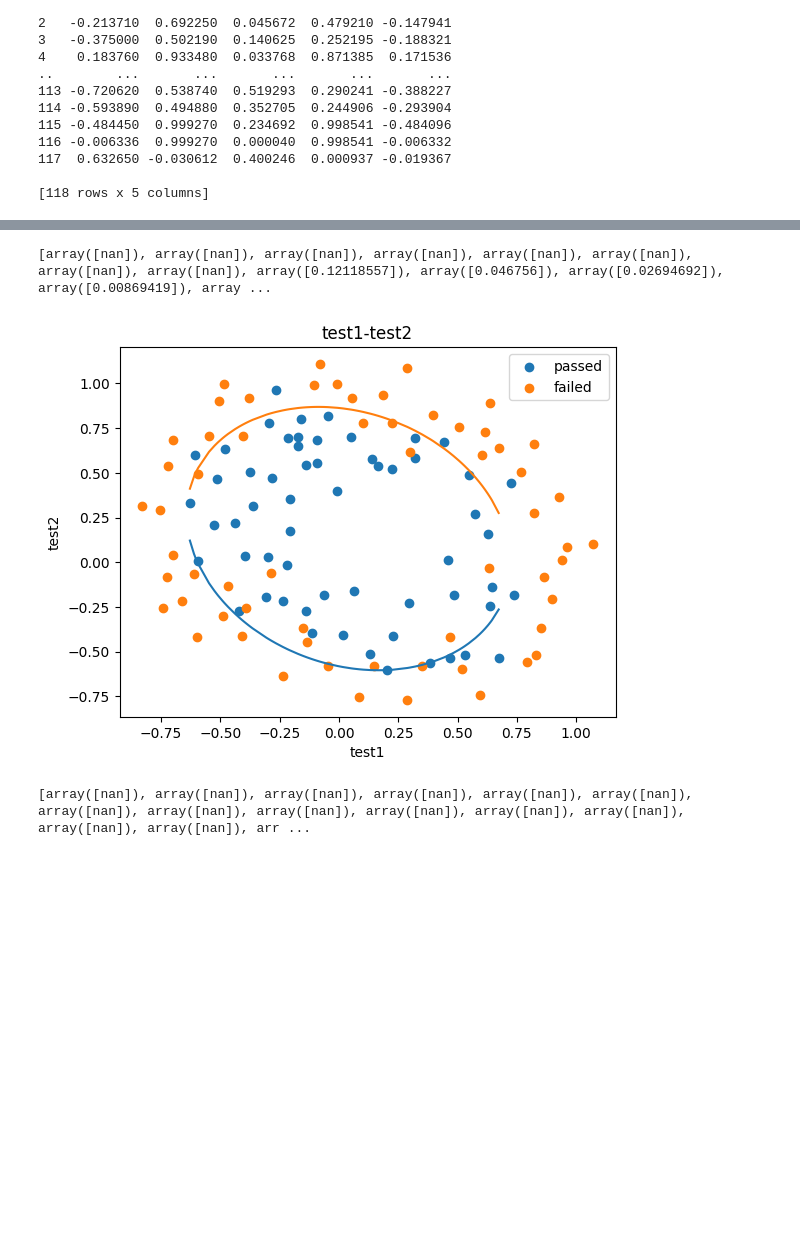
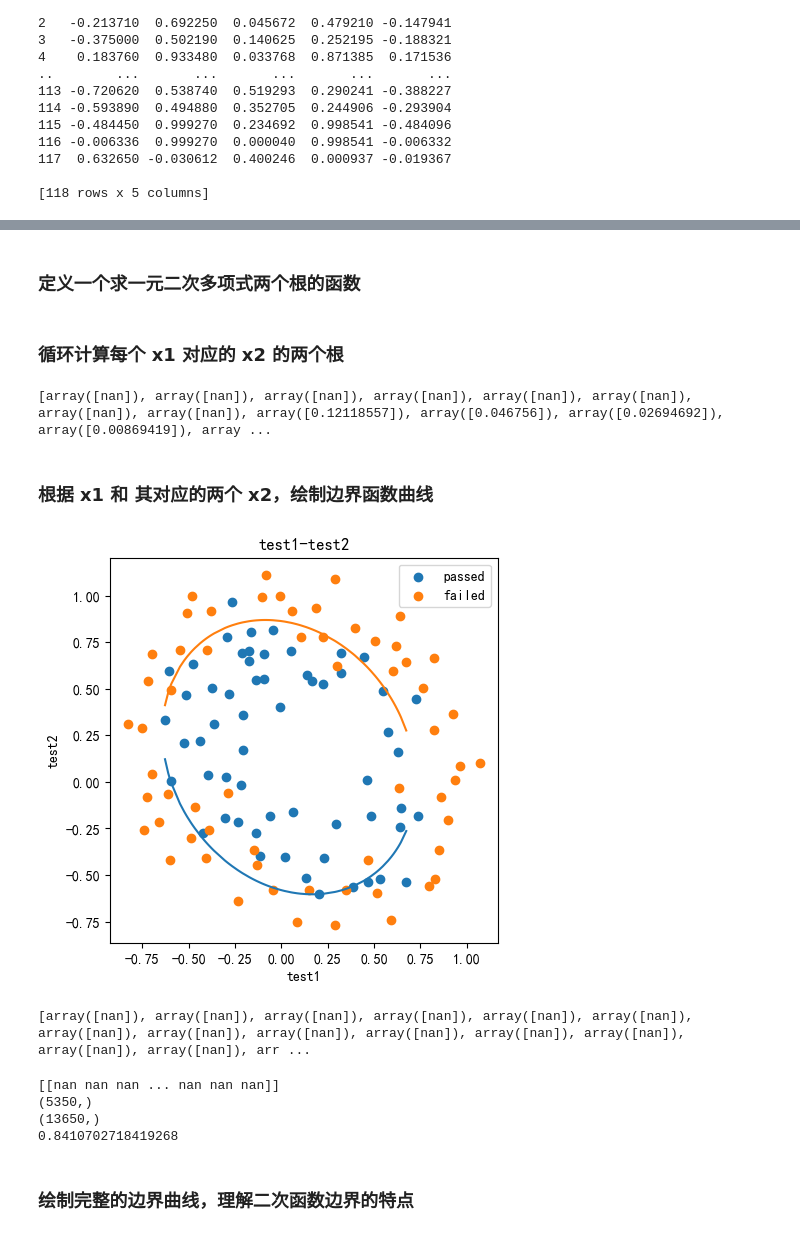
Before and after one commit to WuShangGao/ai_hands_on, a Jupyter notebook: logistic_regression/logistic_chip_test.ipynb, the cells around one changed output, grey strips where cells are left out. Drawn from its saved outputs; the diff is of its cells as text; code cells hidden in the pictures; blank space fills up the shorter version.

Commit message:
review: use the quadratic function as boundary function to classify the chipset

```diff
--- a/logistic_regression/logistic_chip_test.ipynb
+++ b/logistic_regression/logistic_chip_test.ipynb
@@ -8,7 +25,8 @@
 # load data
 import pandas as pd
 import numpy as np
-data = pd.read_csv('chip_test.csv')
+
+data = pd.read_csv("../dataset/classification/chip_test.csv")
 data.head()
 # %% [output]
 |  | test1 | test2 | pass |
@@ -65,5 +91,6 @@ print(x_new)
 # %%
 from sklearn.linear_model import LogisticRegression
+
 lr = LogisticRegression()
-lr.fit(x_new,y)
+lr.fit(x_new, y).get_params()
 # %% [output]
@@ -98,32 +187,39 @@ plt.show()
+# %% [markdown]
+### 定义一个求一元二次多项式两个根的函数
 # %%
 # define f(x)
-def f(x):
+def calcualte_roots(x):
     a = theta4
     b = theta5 * x + theta2
     c = theta0 + theta1 * x + theta3 * x * x
-    x2_new_boundary1 = (-b + np.sqrt(b*b - 4*a*c))/(2*a)
-    x2_new_boundary2 = (-b - np.sqrt(b*b - 4*a*c))/(2*a)
+    x2_new_boundary1 = (-b + np.sqrt(b * b - 4 * a * c)) / (2 * a)
+    x2_new_boundary2 = (-b - np.sqrt(b * b - 4 * a * c)) / (2 * a)
     return x2_new_boundary1, x2_new_boundary2
+# %% [markdown]
+### 循环计算每个 x1 对应的 x2 的两个根
 # %%
 x2_new_boundary1 = []
 x2_new_boundary2 = []
 for x in x1_new:
-    x2_new_boundary1.append(f(x)[0])
-    x2_new_boundary2.append(f(x)[1])
+    roots = calcualte_roots(x)
+    x2_new_boundary1.append(roots[0])
+    x2_new_boundary2.append(roots[1])
 print(x2_new_boundary1, x2_new_boundary2)
 # %% [output]
 [array([nan]), array([nan]), array([nan]), array([nan]), array([nan]), array([nan]), array([nan]), array([nan]), array([0.12118557]), array([0.046756]), array([0.02694692]), array([0.00869419]), array ...
+# %% [markdown]
+### 根据 x1 和 其对应的两个 x2，绘制边界函数曲线
 # %%
-fig3 = plt.figure()
-passed = plt.scatter(data.loc[:, 'test1'][mask], data.loc[:, 'test2'][mask])
-failed = plt.scatter(data.loc[:, 'test1'][~mask], data.loc[:, 'test2'][~mask])
+fig3 = plt.figure(figsize=(5, 5))
+passed = plt.scatter(data.loc[:, "test1"][mask], data.loc[:, "test2"][mask])
+failed = plt.scatter(data.loc[:, "test1"][~mask], data.loc[:, "test2"][~mask])
 plt.plot(x1_new, x2_new_boundary1)
 plt.plot(x1_new, x2_new_boundary2)
-plt.title('test1-test2')
-plt.xlabel('test1')
-plt.ylabel('test2')
-plt.legend((passed, failed), ('passed', 'failed'))
+plt.title("test1-test2")
+plt.xlabel("test1")
+plt.ylabel("test2")
+plt.legend((passed, failed), ("passed", "failed"))
 plt.show()
 # %% [output]
-[figure, old version]
+[figure, new version]
 # %%
@@ -138,5 +241,25 @@ for x in x1_range:
 print(x2_new_boundary1, x2_new_boundary2)
 # %% [output]
 [array([nan]), array([nan]), array([nan]), array([nan]), array([nan]), array([nan]), array([nan]), array([nan]), array([nan]), array([nan]), array([nan]), array([nan]), array([nan]), array([nan]), arr ...
+# %%
+# TODO 求解的过程中，有大量的 nan
+
+xx = np.array(x2_new_boundary2).reshape(1,-1)
+
+print(xx)
+
+nan_mask = np.isnan(xx)
+
+print(xx[nan_mask].shape)
+print(xx[~nan_mask].shape)
+
+print(x2_new_boundary2[10000][0])
+# %% [output]
+[[nan nan nan ... nan nan nan]]
+(5350,)
+(13650,)
+0.8410702718419268
+# %% [markdown]
+### 绘制完整的边界曲线，理解二次函数边界的特点
 # %%
 fig4 = plt.figure()
```
Also changed, not shown: parts of 21 cells of this notebook.
